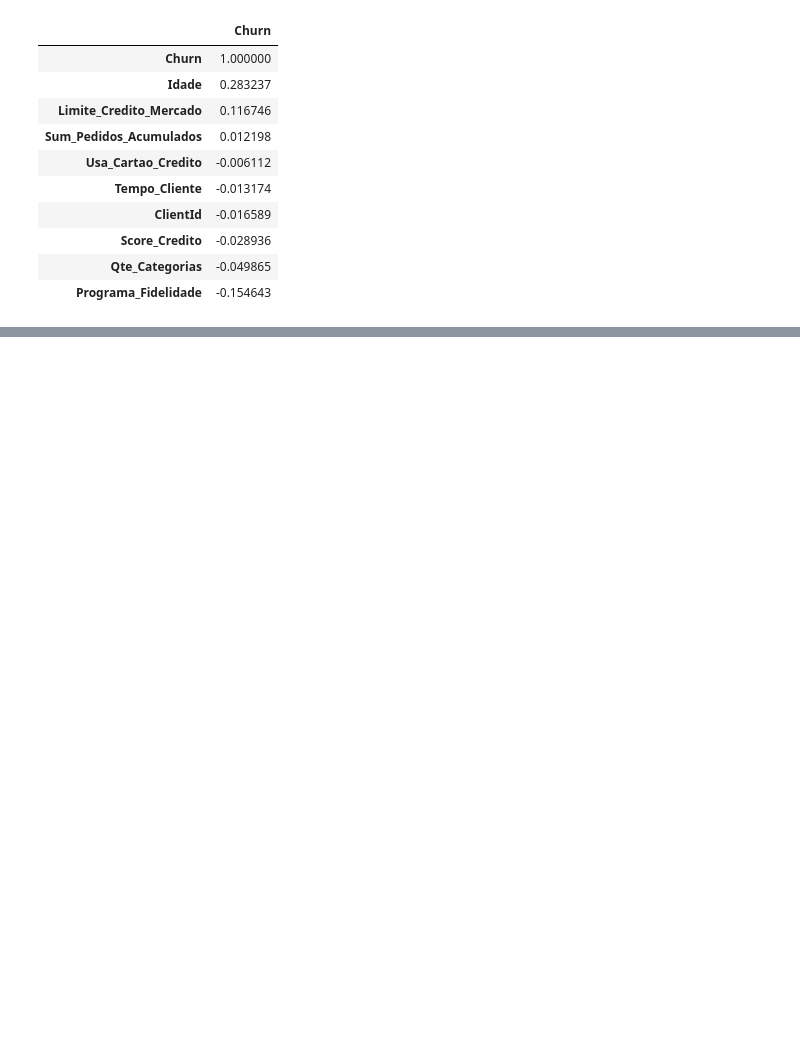
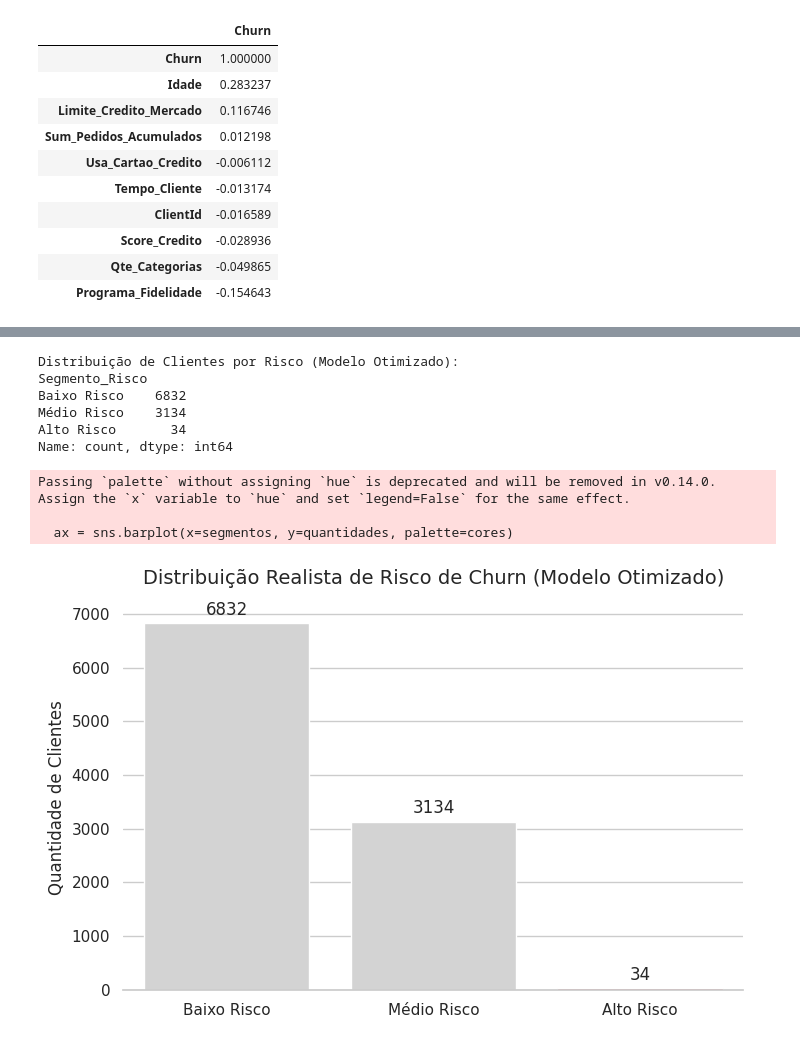
Before and after one commit to Bauer-analytics1910/previsao-churn-delivery, a Jupyter notebook: analise_churn_tocomfome.ipynb, the cells around one changed output, grey strips where cells are left out. Drawn from its saved outputs; the diff is of its cells as text; code cells hidden in the pictures; blank space fills up the shorter version.

```diff
--- a/analise_churn_tocomfome.ipynb
+++ b/analise_churn_tocomfome.ipynb
@@ -132,0 +164,75 @@ df_master.to_excel('resultado_churn_tocomfome.xlsx', index=False)
+# %%
+from sklearn.tree import DecisionTreeClassifier
+import numpy as np
+
+# 1. Separando apenas as variáveis seguras para o modelo aprender
+# Removemos 'Idade' e 'Qte_Categorias' para evitar Data Leakage / Overfitting
+colunas_importantes = ['Limite_Credito_Mercado', 'Score_Credito', 'Programa_Fidelidade']
+
+# Preparando o X (o que o modelo estuda) e o y (o que o modelo prevê)
+X = df_master[colunas_importantes]
+y = df_master['Churn']
+
+# 2. Criando e treinando o Algoritmo (Árvore de Decisão)
+modelo = DecisionTreeClassifier(max_depth=4, random_state=42)
+modelo.fit(X, y)
+
+# 3. Calculando a probabilidade real de cada cliente dar Churn (0 a 100%)
+df_master['Probabilidade_Churn_%'] = modelo.predict_proba(X)[:, 1] * 100
+
+# 4. Criando as regras de Segmentação para o time de CRM
+condicoes = [
+    (df_master['Probabilidade_Churn_%'] >= 70),
+    (df_master['Probabilidade_Churn_%'] >= 30) & (df_master['Probabilidade_Churn_%'] < 70),
+    (df_master['Probabilidade_Churn_%'] < 30)
+]
+segmentos = ['Alto Risco', 'Médio Risco', 'Baixo Risco']
+
+df_master['Segmento_Risco'] = np.select(condicoes, segmentos, default='Sem Classificação')
+
+# 5. Exibindo a distribuição final e realista de risco
+contagem_segmentos = df_master['Segmento_Risco'].value_counts()
+print("Distribuição de Clientes por Risco (Modelo Otimizado):")
+print(contagem_segmentos)
+# %% [output]
+Distribuição de Clientes por Risco (Modelo Otimizado):
+Segmento_Risco
+Baixo Risco    6832
+Médio Risco    3134
+Alto Risco       34
+Name: count, dtype: int64
+# %%
+import matplotlib.pyplot as plt
+import seaborn as sns
+
+# Configurando o estilo do gráfico
+sns.set_theme(style="whitegrid")
+plt.figure(figsize=(8, 5))
+
+# Novos dados do modelo otimizado (sem overfitting)
+segmentos = ['Baixo Risco', 'Médio Risco', 'Alto Risco']
+quantidades = [6832, 3134, 34]
+cores = ['#d3d3d3', '#d3d3d3', '#e63946'] # Mantendo o destaque em vermelho apenas no Alto Risco
+
+# Criando o gráfico de barras
+ax = sns.barplot(x=segmentos, y=quantidades, palette=cores)
+
+# Adicionando os números em cima de cada barra
+for i in ax.containers:
+    ax.bar_label(i, padding=3)
+
+# Ajustando títulos e removendo bordas desnecessárias
+plt.title('Distribuição Realista de Risco de Churn (Modelo Otimizado)', fontsize=14, pad=15)
+plt.ylabel('Quantidade de Clientes')
+plt.xlabel('')
+sns.despine(left=True) # Tira a linha do eixo Y para um visual mais limpo
+
+# Salvando a imagem final no Colab
+plt.savefig('grafico_distribuicao_risco_otimizado.png', bbox_inches='tight', dpi=300)
+
+plt.show()
+# %% [output]
+Passing `palette` without assigning `hue` is deprecated and will be removed in v0.14.0. Assign the `x` variable to `hue` and set `legend=False` for the same effect.
+
+  ax = sns.barplot(x=segmentos, y=quantidades, palette=cores)
+[figure, added]
```
Also changed, not shown: parts of 5 cells of this notebook.
